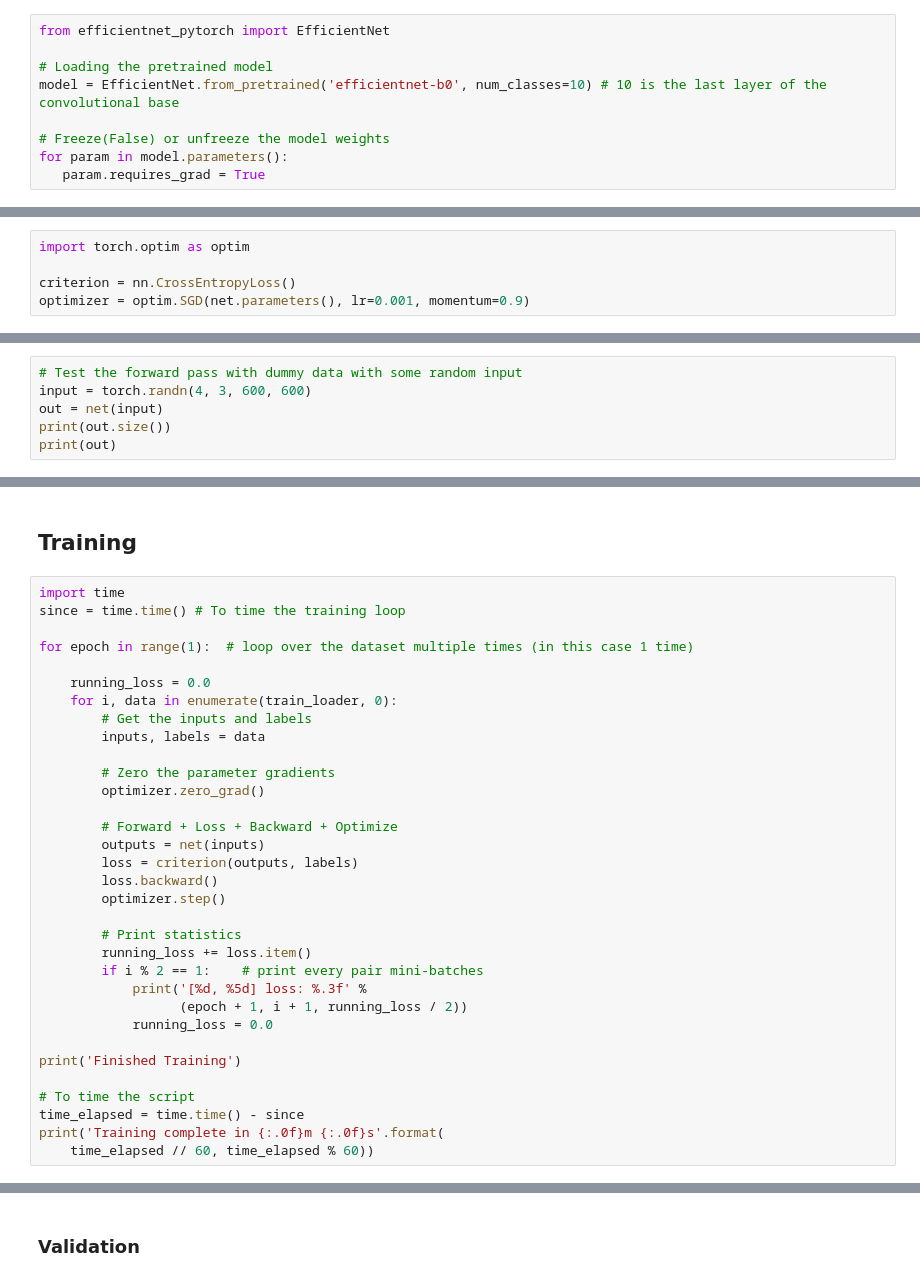
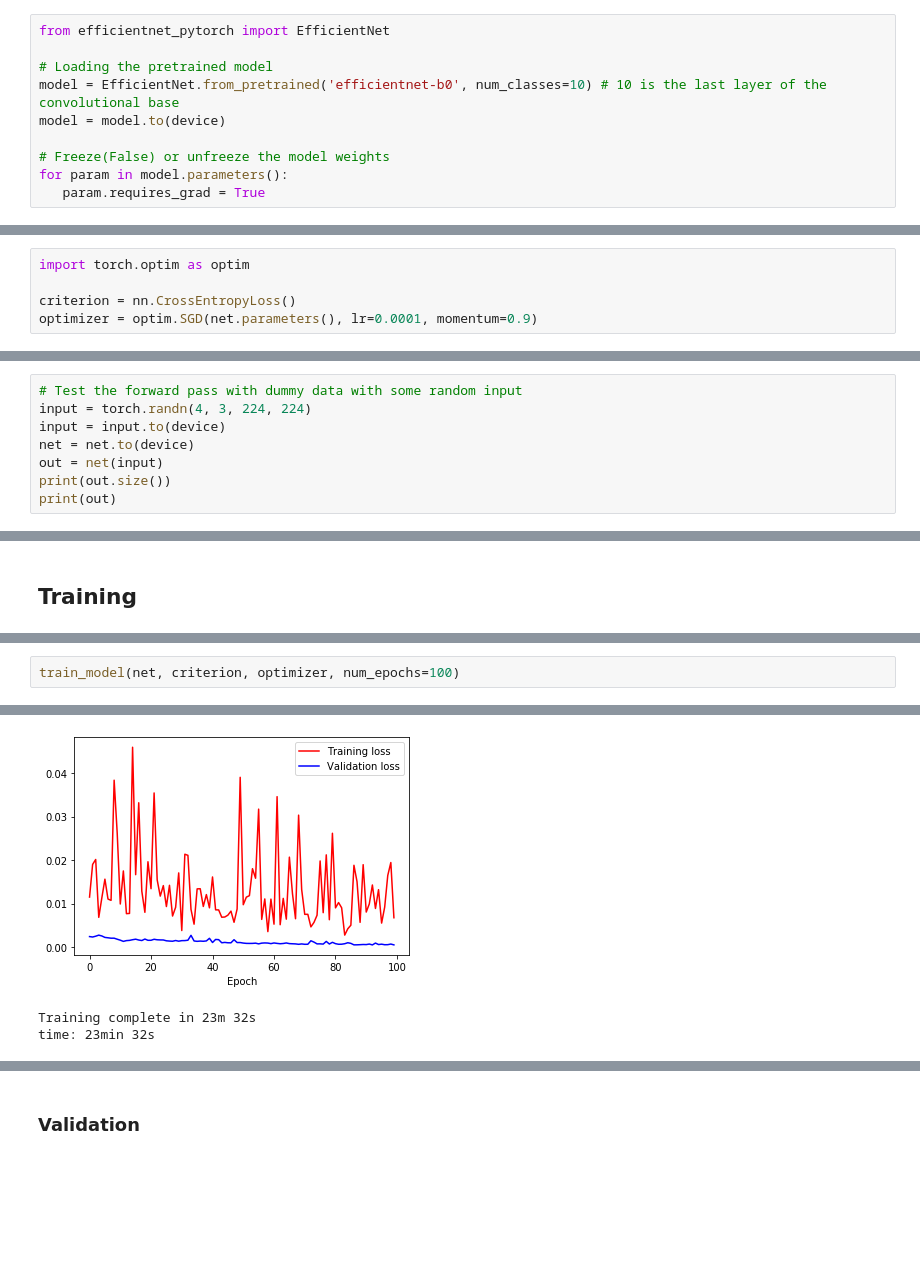
Before and after one commit to kalilamali/Dermatology, a Jupyter notebook: FinetuningEfficientNetB0.ipynb, the cells around one changed output, grey strips where cells are left out. Cells and saved outputs as stored; diff of their text form; blank space fills up the shorter version.

```diff
--- a/FinetuningEfficientNetB0.ipynb
+++ b/FinetuningEfficientNetB0.ipynb
@@ -320,6 +336,7 @@ from efficientnet_pytorch import EfficientNet
 
 # Loading the pretrained model
 model = EfficientNet.from_pretrained('efficientnet-b0', num_classes=10) # 10 is the last layer of the convolutional base
+model = model.to(device)
 
 # Freeze(False) or unfreeze the model weights
 for param in model.parameters():
@@ -388,5 +405,5 @@ time: 6.18 ms
 import torch.optim as optim
 
 criterion = nn.CrossEntropyLoss()
-optimizer = optim.SGD(net.parameters(), lr=0.001, momentum=0.9)
+optimizer = optim.SGD(net.parameters(), lr=0.0001, momentum=0.9)
 # %% [output]
@@ -402,6 +419,8 @@ time: 4.88 ms
 # %%
 # Test the forward pass with dummy data with some random input
-input = torch.randn(4, 3, 600, 600)
+input = torch.randn(4, 3, 224, 224)
+input = input.to(device)
+net = net.to(device)
 out = net(input)
 print(out.size())
 print(out)
@@ -415,35 +434,2 @@ time: 4.03 s
 # %% [markdown]
 ## Training
-# %%
-import time
-since = time.time() # To time the training loop
-
-for epoch in range(1):  # loop over the dataset multiple times (in this case 1 time)
-
-    running_loss = 0.0
-    for i, data in enumerate(train_loader, 0):
-        # Get the inputs and labels
-        inputs, labels = data
-
-        # Zero the parameter gradients
-        optimizer.zero_grad()
-
-        # Forward + Loss + Backward + Optimize
-        outputs = net(inputs)
-        loss = criterion(outputs, labels)
-        loss.backward()
-        optimizer.step()
-
-        # Print statistics
-        running_loss += loss.item()
-        if i % 2 == 1:    # print every pair mini-batches
-            print('[%d, %5d] loss: %.3f' %
-                  (epoch + 1, i + 1, running_loss / 2))
-            running_loss = 0.0
-
-print('Finished Training')
-
-# To time the script
-time_elapsed = time.time() - since
-print('Training complete in {:.0f}m {:.0f}s'.format(
-    time_elapsed // 60, time_elapsed % 60))
@@ -467,0 +528,3 @@ time: 9min 52s
+# %%
+train_model(net, criterion, optimizer, num_epochs=100)
+# %% [output]
@@ -468,3 +548,6 @@ time: 9min 52s
+[figure, added]
+Training complete in 23m 32s
+time: 23min 32s
 # %%
 # Save the trained model
 PATH = './test_net.pth'
```
Also changed, not shown: parts of 34 cells of this notebook.
